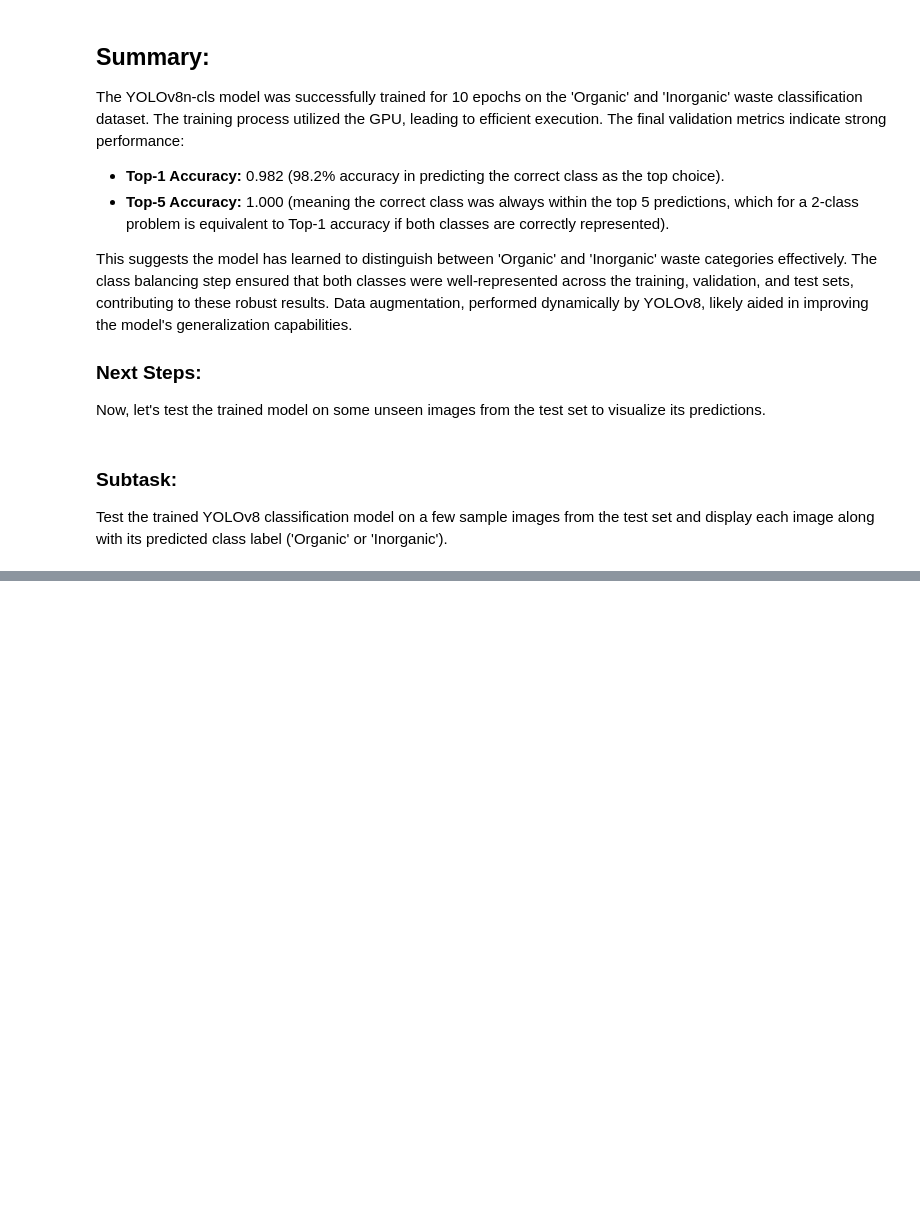
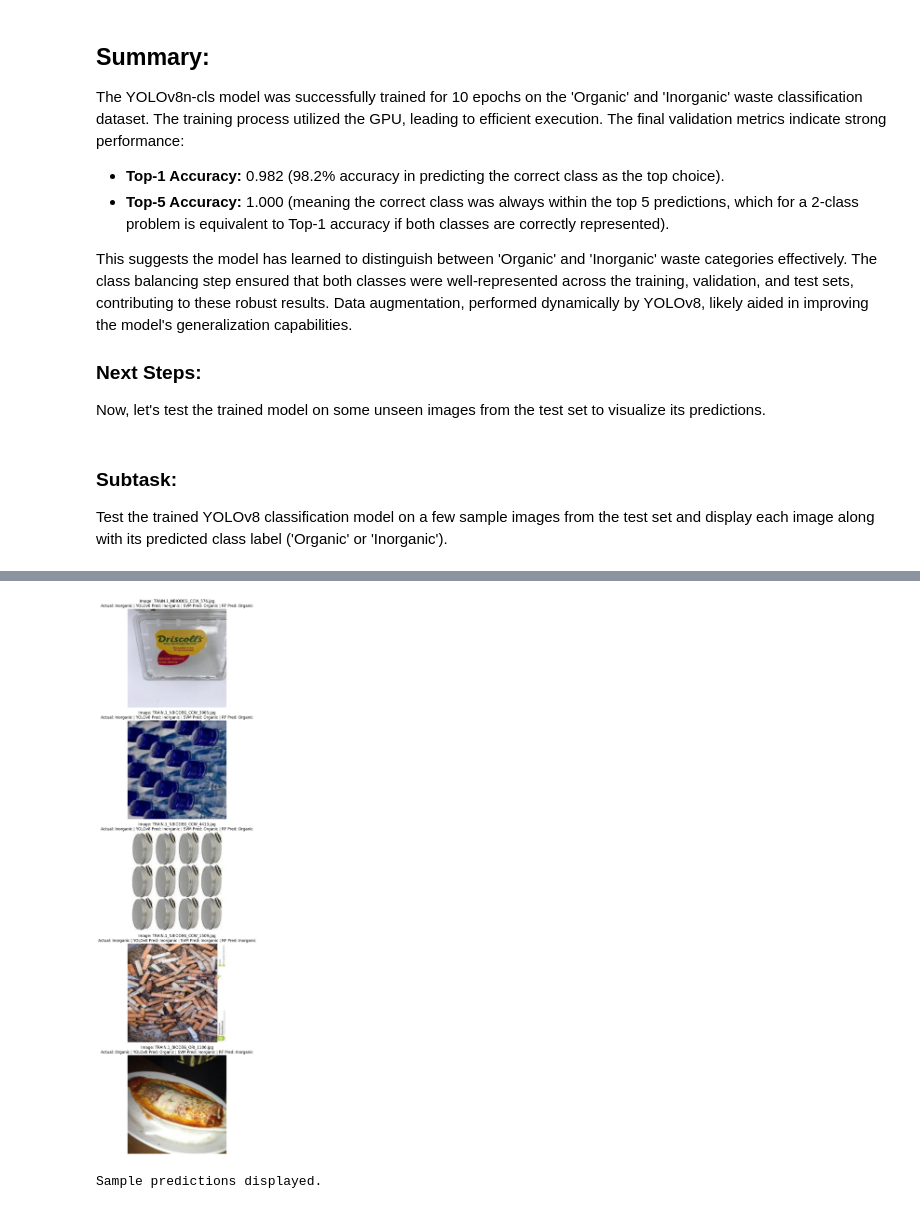
Before and after one commit to pratyushsingh9870-arch/ML_lab, a Jupyter notebook: waste_segregation_using_image_classification.ipynb, the cells around one changed output, grey strips where cells are left out. Saved outputs shown, nothing was run; the diff lists cells and outputs as text; code cells hidden in the pictures; blank space fills up the shorter version.

```diff
--- a/waste_segregation_using_image_classification.ipynb
+++ b/waste_segregation_using_image_classification.ipynb
@@ -1613,0 +748,69 @@ Summarize the training results, including performance metrics and any insights g
+# %%
+import random
+from PIL import Image
+import matplotlib.pyplot as plt
+import numpy as np
+from ultralytics import YOLO
+import os
+import torch
+
+# Re-initialize necessary variables (ensure they are available from previous cells)
+local_dataset_path = '/content/local_TRAIN'
+class_names = ['Inorganic', 'Organic'] # Consistent with the model's internal ID order
+
+# Load YOLOv8 model (already loaded, but defining path for clarity)
+local_train_results_dir = os.path.join(local_dataset_path, 'yolov8_train_results_cls_local', 'waste_classification_train_cls_gpu5')
+yolov8_model_path = os.path.join(local_train_results_dir, 'weights', 'best.pt')
+yolov8_model = YOLO(yolov8_model_path)
+
+# Assume svm_model and rf_model are available from previous cells
+# Assume X_test_features, y_test, shuffled_test_images_paths, shuffled_actual_labels, y_pred_svm, y_pred_rf are available
+
+print("Displaying sample predictions...")
+
+# Select a few random samples from the test set
+num_samples_to_display = 5
+
+# Get indices of a few random test images
+# Ensure we pick indices that are valid for all prediction arrays
+if len(shuffled_test_images_paths) < num_samples_to_display:
+    num_samples_to_display = len(shuffled_test_images_paths)
+    print(f"Warning: Not enough test images for {num_samples_to_display} samples. Displaying all {num_samples_to_display} available.")
+
+sample_indices = random.sample(range(len(shuffled_test_images_paths)), num_samples_to_display)
+
+plt.figure(figsize=(15, 5 * num_samples_to_display))
+
+for i, idx in enumerate(sample_indices):
+    img_path = shuffled_test_images_paths[idx]
+    true_label = class_names[shuffled_actual_labels[idx]]
+
+    # YOLOv8 prediction
+    yolov8_results = yolov8_model(img_path)
+    yolov8_pred_id = yolov8_results[0].probs.top1
+    yolov8_pred_label = class_names[yolov8_pred_id]
+
+    # SVM prediction
+    # Note: X_test_features[idx] needs to be reshaped for single sample prediction if not already 2D
+    # However, svm_model.predict already expects 2D, so if X_test_features is 2D and contains this index, it should work.
+    # The error in previous run was due to X_test_features being empty, not shape.
+    svm_pred_id = svm_model.predict(X_test_features[idx].reshape(1, -1))[0] # Reshape for single sample
+    svm_pred_label = class_names[svm_pred_id]
+
+    # Random Forest prediction
+    rf_pred_id = rf_model.predict(X_test_features[idx].reshape(1, -1))[0] # Reshape for single sample
+    rf_pred_label = class_names[rf_pred_id]
+
+    # Display image and predictions
+    img = Image.open(img_path)
+
+    plt.subplot(num_samples_to_display, 1, i + 1)
+    plt.imshow(img)
+    plt.title(f"Image: {os.path.basename(img_path)}\nActual: {true_label} | YOLOv8 Pred: {yolov8_pred_label} | SVM Pred: {svm_pred_label} | RF Pred: {rf_pred_label}")
+    plt.axis('off')
+
+plt.tight_layout()
+plt.show()
+
+print("Sample predictions displayed.")
+# %% [output]
@@ -1613,0 +833,2 @@ Summarize the training results, including performance metrics and any insights g
+[figure, added]
+Sample predictions displayed.
```
Also changed, not shown: parts of 58 cells of this notebook.
